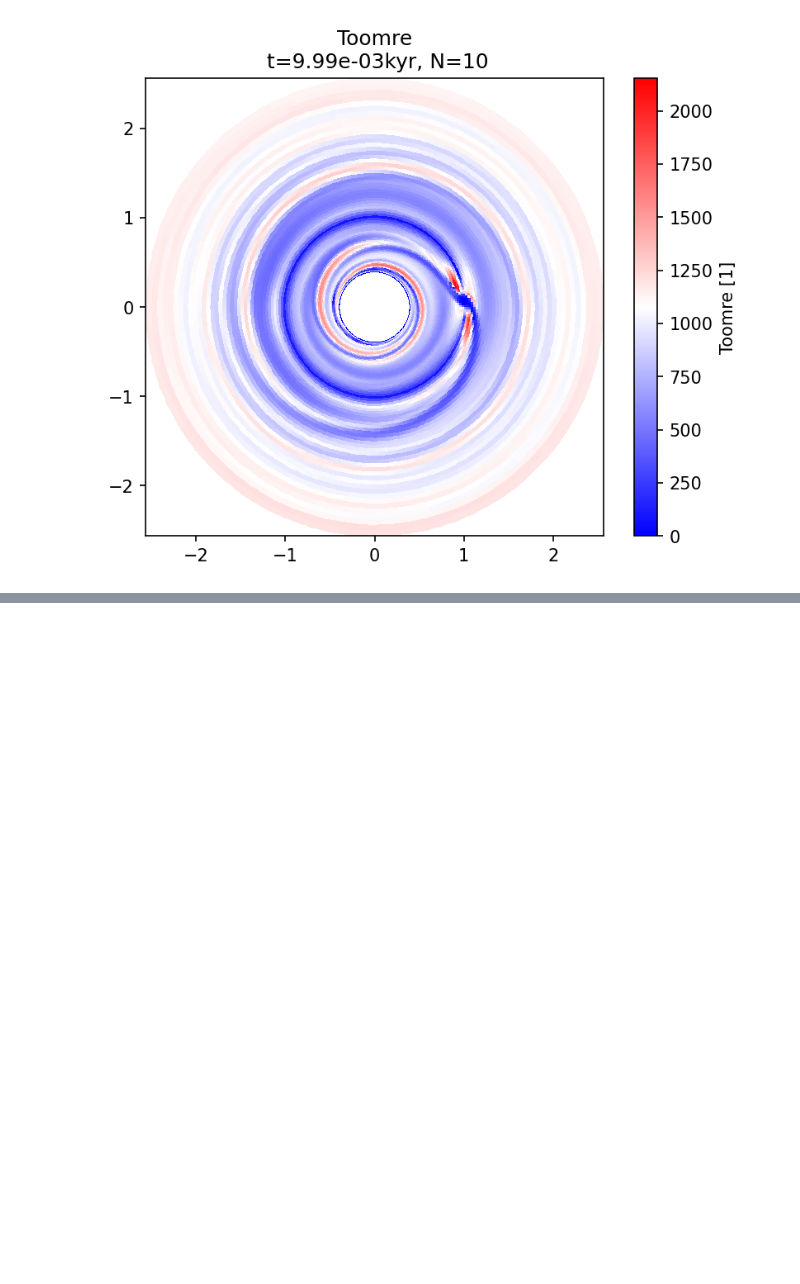
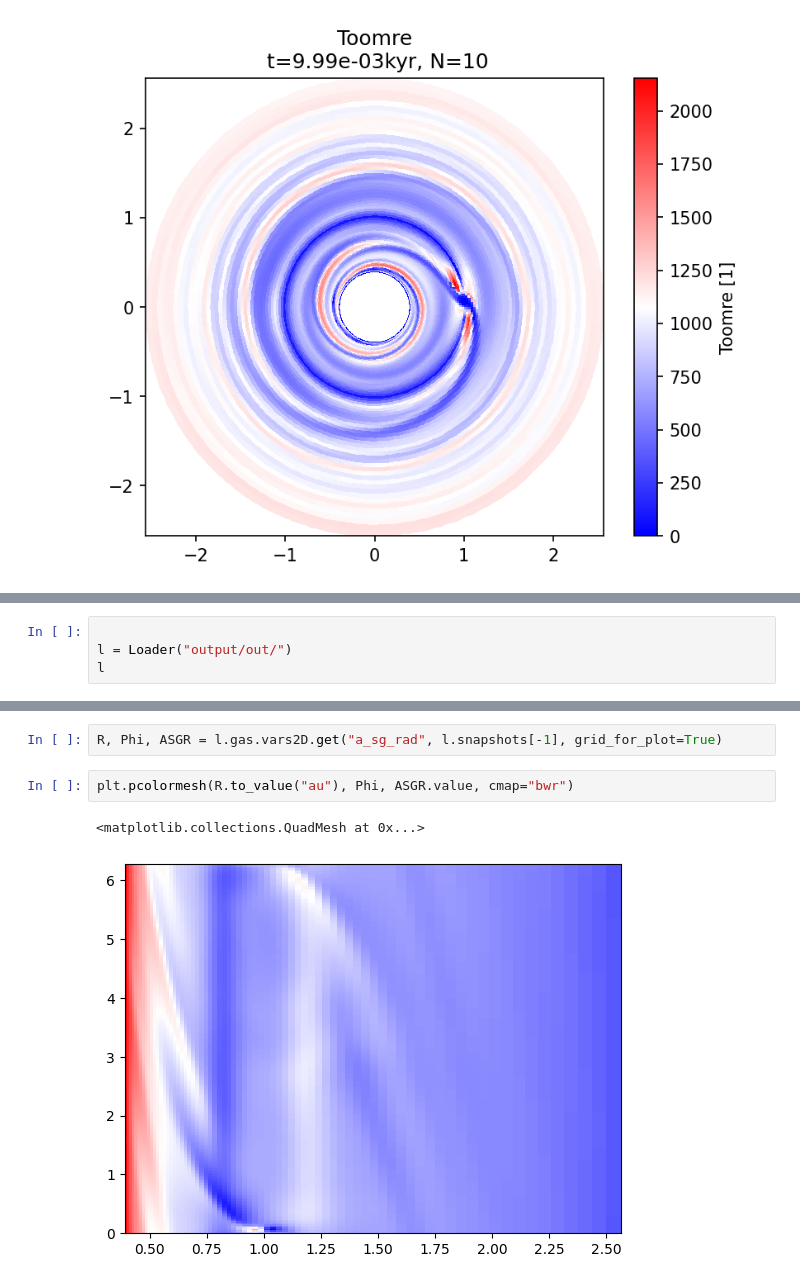
Before and after one commit to rometsch/fargocpt, a Jupyter notebook: examples/401_Selfgravity.ipynb, the cells around one changed output, grey strips where cells are left out. Drawn from its saved outputs; the diff is of its cells as text; blank space fills up the shorter version.

```diff
--- a/examples/401_Selfgravity.ipynb
+++ b/examples/401_Selfgravity.ipynb
@@ -180,0 +183,4 @@ plot_field(d, "Toomre", Nlast, dataunit="1", cmap="bwr", title="Toomre");
+# %%
+
+l = Loader("output/out/")
+l
@@ -180,0 +219,7 @@ plot_field(d, "Toomre", Nlast, dataunit="1", cmap="bwr", title="Toomre");
+# %%
+R, Phi, ASGR = l.gas.vars2D.get("a_sg_rad", l.snapshots[-1], grid_for_plot=True)
+# %%
+plt.pcolormesh(R.to_value("au"), Phi, ASGR.value, cmap="bwr")
+# %% [output]
+<matplotlib.collections.QuadMesh at 0x...>
+[figure, added]
```
Also changed, not shown: parts of 9 cells of this notebook, 6 other files.
